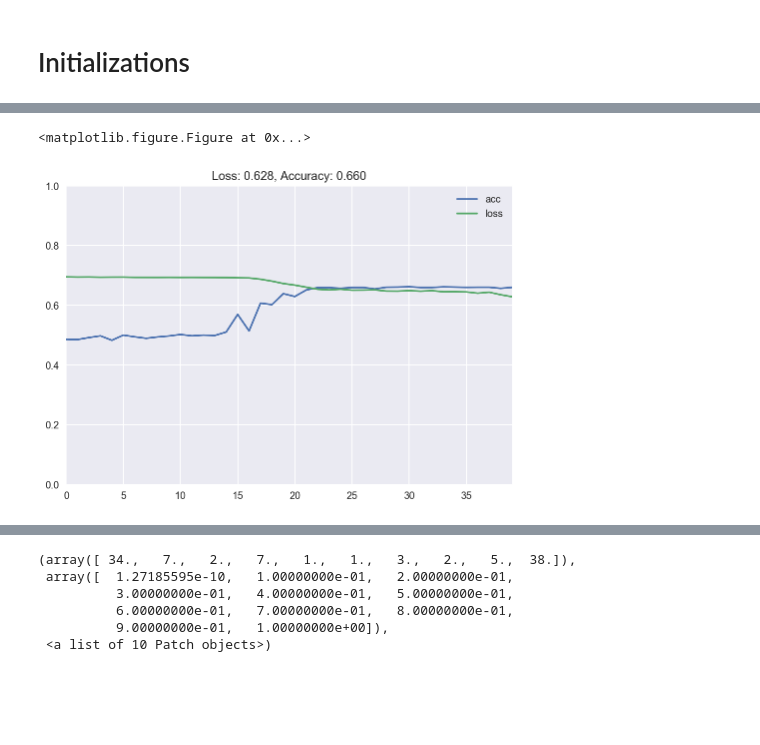
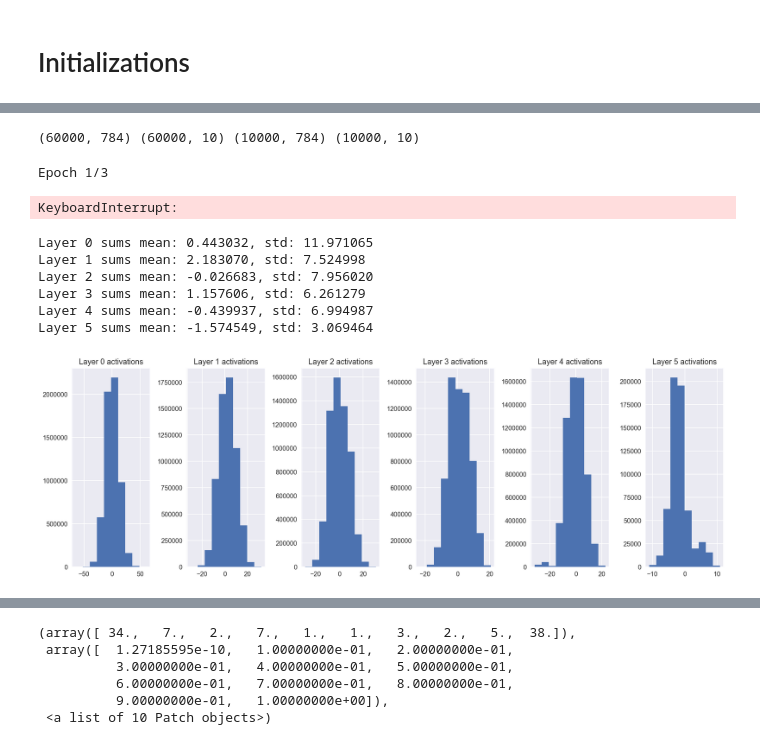
Before and after one commit to ardendertat/Applied-Deep-Learning-with-Keras, a Jupyter notebook: notebooks/Part 3 - Training Tips and Tricks.ipynb, the cells around one changed output, grey strips where cells are left out. Saved outputs shown, nothing was run; the diff lists cells and outputs as text; code cells hidden in the pictures; blank space fills up the shorter version.

```diff
--- a/notebooks/Part 3 - Training Tips and Tricks.ipynb
+++ b/notebooks/Part 3 - Training Tips and Tricks.ipynb
@@ -179,0 +176,11 @@ print(X.shape)
+# %%
+X_train = X_train.reshape(-1, 28*28)
+X_test = X_test.reshape(-1, 28*28)
+X_train = X_train.astype('float32') / 255.0
+X_test = X_test.astype('float32') / 255.0
+
+y_train = to_categorical(y_train)
+y_test = to_categorical(y_test)
+print(X_train.shape, y_train.shape, X_test.shape, y_test.shape)
+# %% [output]
+(60000, 784) (60000, 10) (10000, 784) (10000, 10)
@@ -180,27 +190,58 @@ print(X.shape)
 # %%
 def get_weights(*dims):
-    return np.random.randn(*dims)*0.01
+    return np.random.randn(*dims)
 
+hidden_dim = 100
 model = Sequential()
-model.add(Dense(100, input_shape=(X.shape[1],), activation='sigmoid', name='L0'))
-model.add(Dense(100, activation='sigmoid', name='L1'))
-model.add(Dense(100, activation='sigmoid', name='L2'))
-model.add(Dense(100, activation='sigmoid', name='L3'))
-model.add(Dense(100, activation='sigmoid', name='L4'))
-model.add(Dense(1, activation='sigmoid', name='L5'))
+model.add(Dense(hidden_dim, input_shape=(X.shape[1],), name='L0'))
+model.add(Activation('sigmoid', name='A0'))
+model.add(Dense(hidden_dim, name='L1'))
+model.add(Activation('sigmoid', name='A1'))
+model.add(Dense(hidden_dim, name='L2'))
+model.add(Activation('sigmoid', name='A2'))
+model.add(Dense(hidden_dim, name='L3'))
+model.add(Activation('sigmoid', name='A3'))
+model.add(Dense(hidden_dim, name='L4'))
+model.add(Activation('sigmoid', name='A4'))
+model.add(Dense(y.shape[1], name='L5'))
+model.add(Activation('softmax', name='A5'))
 
-model.get_layer('L0').set_weights([get_weights(2, 100), np.zeros(100)])
+model.get_layer('L0').set_weights([get_weights(X.shape[1], hidden_dim), np.zeros(hidden_dim)])
 for i in range(1, 5):
-    model.get_layer('L'+str(i)).set_weights([get_weights(100, 100), np.zeros(100)])
-model.get_layer('L5').set_weights([get_weights(100, 1), np.zeros(1)])
+    model.get_layer('L'+str(i)).set_weights([get_weights(hidden_dim, hidden_dim), np.zeros(hidden_dim)])
+model.get_layer('L5').set_weights([get_weights(hidden_dim, y.shape[1]), np.zeros(y.shape[1])])
 
-model.compile(optimizer='adam', loss='binary_crossentropy', metrics=['accuracy'])
+model.compile(optimizer='adam', loss='categorical_crossentropy', metrics=['accuracy'])
 
-history = model.fit(X, y, verbose=0, epochs=40)
+history = model.fit(X, y, verbose=1, epochs=3)
 plot_loss_accuracy(history)
 # %% [output]
-<matplotlib.figure.Figure at 0x...>
+Epoch 1/3
-[figure, removed]
+KeyboardInterrupt:
+# %%
+plt.figure(figsize=(15, 5))
+
+for i in range(6):
+    ax = plt.subplot(1, 6, i+1)
+
+    inp = model.layers[0].input
+    out = model.get_layer('L'+str(i)).output
+    func = K.function([inp], [out])
+    activations = func([X])[0].ravel()
+    print('Layer %d sums mean: %f, std: %f' % (i, activations.mean(), activations.std()))
+
+    plt.hist(activations)
+    plt.title('Layer %d activations' % i)
+
+plt.tight_layout()
+# %% [output]
+Layer 0 sums mean: 0.443032, std: 11.971065
+Layer 1 sums mean: 2.183070, std: 7.524998
+Layer 2 sums mean: -0.026683, std: 7.956020
+Layer 3 sums mean: 1.157606, std: 6.261279
+Layer 4 sums mean: -0.439937, std: 6.994987
+Layer 5 sums mean: -1.574549, std: 3.069464
+[figure, added]
 # %%
 plt.figure(figsize=(15, 5))
 
```
Also changed, not shown: parts of 5 cells of this notebook, 1 other file.
